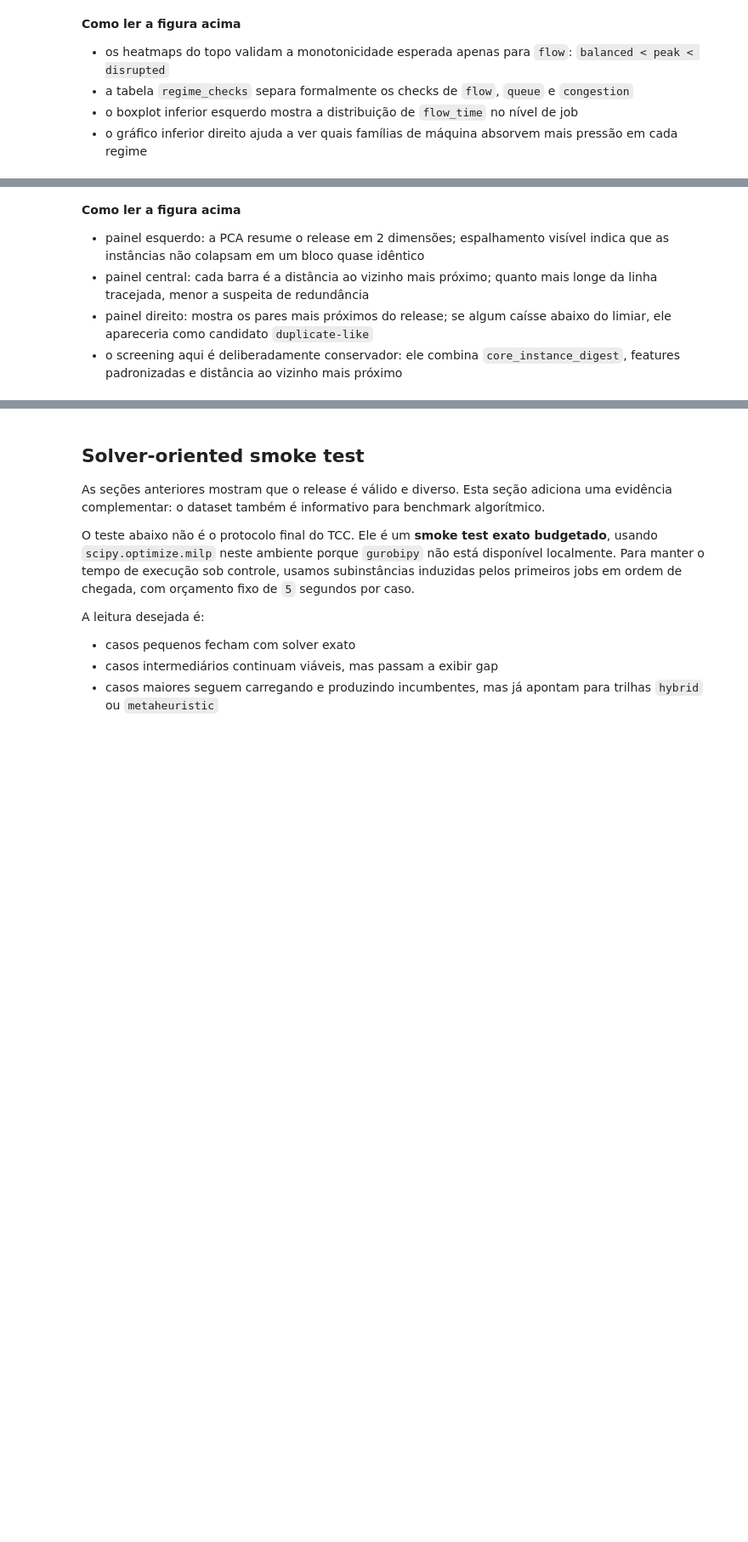
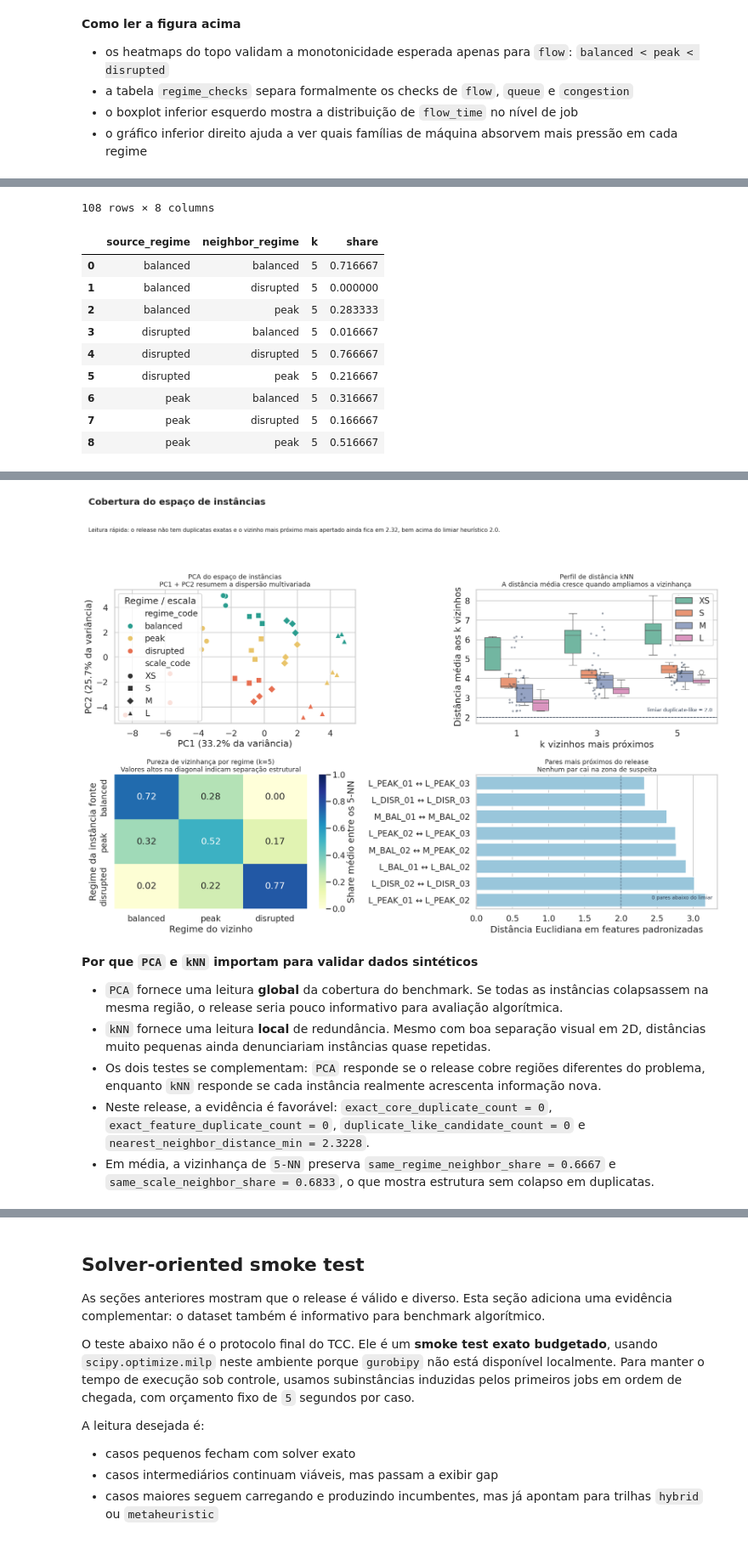
Before and after one commit to PequiFlux/agro_yard_dfjsp_benchmark_go, a Jupyter notebook: output/jupyter-notebook/instance-validation-and-exploratory-analysis.ipynb, the cells around one changed output, grey strips where cells are left out. Shown at 85% size. Drawn from its saved outputs; the diff is of its cells as text; code cells hidden in the pictures; blank space fills up the shorter version.

```diff
--- a/output/jupyter-notebook/instance-validation-and-exploratory-analysis.ipynb
+++ b/output/jupyter-notebook/instance-validation-and-exploratory-analysis.ipynb
@@ -130,6 +414,9 @@ utilization = repl.UTILIZATION.copy()
 instance_space_features = repl.INSTANCE_SPACE_FEATURES.copy()
 instance_space_pairs = repl.INSTANCE_SPACE_PAIRS.copy()
 instance_space_summary = repl.INSTANCE_SPACE_SUMMARY.copy()
+instance_space_knn_profile = repl.INSTANCE_SPACE_KNN_PROFILE.copy()
+instance_space_knn_regime_composition = repl.INSTANCE_SPACE_KNN_REGIME_COMPOSITION.copy()
+instance_space_knn_scale_composition = repl.INSTANCE_SPACE_KNN_SCALE_COMPOSITION.copy()
 diagnostics = repl.DIAGNOSTICS.copy()
 unload = repl.UNLOAD.copy()
 
@@ -550,7 +1247,39 @@ instance_space_summary.to_csv(ARTIFACT_DIR / "instance_space_summary.csv", index
-# %% [markdown]
-**Como ler a figura acima**
-
-- painel esquerdo: a PCA resume o release em 2 dimensões; espalhamento visível indica que as instâncias não colapsam em um bloco quase idêntico
-- painel central: cada barra é a distância ao vizinho mais próximo; quanto mais longe da linha tracejada, menor a suspeita de redundância
-- painel direito: mostra os pares mais próximos do release; se algum caísse abaixo do limiar, ele apareceria como candidato `duplicate-like`
-- o screening aqui é deliberadamente conservador: ele combina `core_instance_digest`, features padronizadas e distância ao vizinho mais próximo
+# %%
+display(instance_space_summary)
+display(
+    instance_space_features[
+        [
+            "instance_id",
+            "scale_code",
+            "regime_code",
+            "nearest_neighbor_instance_id",
+            "nearest_neighbor_distance",
+            "duplicate_like_candidate",
+        ]
+    ].sort_values("nearest_neighbor_distance")
+)
+display(instance_space_knn_profile.sort_values(["k", "mean_knn_distance", "instance_id"]))
+display(instance_space_knn_regime_composition[instance_space_knn_regime_composition["k"] == 5])
+display(instance_space_pairs.head(12))
+
+fig = repl.plot_instance_space_coverage(ctx=NOTEBOOK_CTX, save=True)
+plt.show()
+
+instance_space_note = f"""
+**Por que `PCA` e `kNN` importam para validar dados sintéticos**
+
+- `PCA` fornece uma leitura **global** da cobertura do benchmark. Se todas as instâncias colapsassem na mesma região, o release seria pouco informativo para avaliação algorítmica.
+- `kNN` fornece uma leitura **local** de redundância. Mesmo com boa separação visual em 2D, distâncias muito pequenas ainda denunciariam instâncias quase repetidas.
+- Os dois testes se complementam: `PCA` responde se o release cobre regiões diferentes do problema, enquanto `kNN` responde se cada instância realmente acrescenta informação nova.
+- Neste release, a evidência é favorável: `exact_core_duplicate_count = {int(instance_space_summary.loc[0, "exact_core_duplicate_count"])}`, `exact_feature_duplicate_count = {int(instance_space_summary.loc[0, "exact_feature_duplicate_count"])}`, `duplicate_like_candidate_count = {int(instance_space_summary.loc[0, "duplicate_like_candidate_count"])}` e `nearest_neighbor_distance_min = {float(instance_space_summary.loc[0, "nearest_neighbor_distance_min"]):.4f}`.
+- Em média, a vizinhança de `5-NN` preserva `same_regime_neighbor_share = {float(instance_space_summary.loc[0, "knn_same_regime_share_k5_mean"]):.4f}` e `same_scale_neighbor_share = {float(instance_space_summary.loc[0, "knn_same_scale_share_k5_mean"]):.4f}`, o que mostra estrutura sem colapso em duplicatas.
+"""
+display(Markdown(instance_space_note))
+
+instance_space_features.to_csv(ARTIFACT_DIR / "instance_space_features.csv", index=False)
+instance_space_pairs.to_csv(ARTIFACT_DIR / "instance_space_pairs.csv", index=False)
+instance_space_summary.to_csv(ARTIFACT_DIR / "instance_space_summary.csv", index=False)
+instance_space_knn_profile.to_csv(ARTIFACT_DIR / "instance_space_knn_profile.csv", index=False)
+instance_space_knn_regime_composition.to_csv(ARTIFACT_DIR / "instance_space_knn_regime_composition.csv", index=False)
+instance_space_knn_scale_composition.to_csv(ARTIFACT_DIR / "instance_space_knn_scale_composition.csv", index=False)
+# %% [output]
@@ -556,0 +1317,11 @@ instance_space_summary.to_csv(ARTIFACT_DIR / "instance_space_summary.csv", index
+108 rows × 8 columns
+|  | source_regime | neighbor_regime | k | share |
+| 0 | balanced | balanced | 5 | 0.716667 |
+| 1 | balanced | disrupted | 5 | 0.000000 |
+| 2 | balanced | peak | 5 | 0.283333 |
+| 3 | disrupted | balanced | 5 | 0.016667 |
+| 4 | disrupted | disrupted | 5 | 0.766667 |
+| 5 | disrupted | peak | 5 | 0.216667 |
+| 6 | peak | balanced | 5 | 0.316667 |
+| 7 | peak | disrupted | 5 | 0.166667 |
+| 8 | peak | peak | 5 | 0.516667 |
@@ -556,0 +1341,9 @@ instance_space_summary.to_csv(ARTIFACT_DIR / "instance_space_summary.csv", index
+[figure, added]
+
+**Por que `PCA` e `kNN` importam para validar dados sintéticos**
+
+- `PCA` fornece uma leitura **global** da cobertura do benchmark. Se todas as instâncias colapsassem na mesma região, o release seria pouco informativo para avaliação algorítmica.
+- `kNN` fornece uma leitura **local** de redundância. Mesmo com boa separação visual em 2D, distâncias muito pequenas ainda denunciariam instâncias quase repetidas.
+- Os dois testes se complementam: `PCA` responde se o release cobre regiões diferentes do problema, enquanto `kNN` responde se cada instância realmente acrescenta informação nova.
+- Neste release, a evidência é favorável: `exact_core_duplicate_count = 0`, `exact_feature_duplicate_count = 0`, `duplicate_like_candidate_count = 0` e `nearest_neighbor_distance_min = 2.3228`.
+- Em média, a vizinhança de `5-NN` preserva `same_regime_neighbor_share = 0.6667` e `same_scale_neighbor_share = 0.6833`, o que mostra estrutura sem colapso em duplicatas.
```
Also changed, not shown: parts of 18 cells of this notebook, 21 other files.
